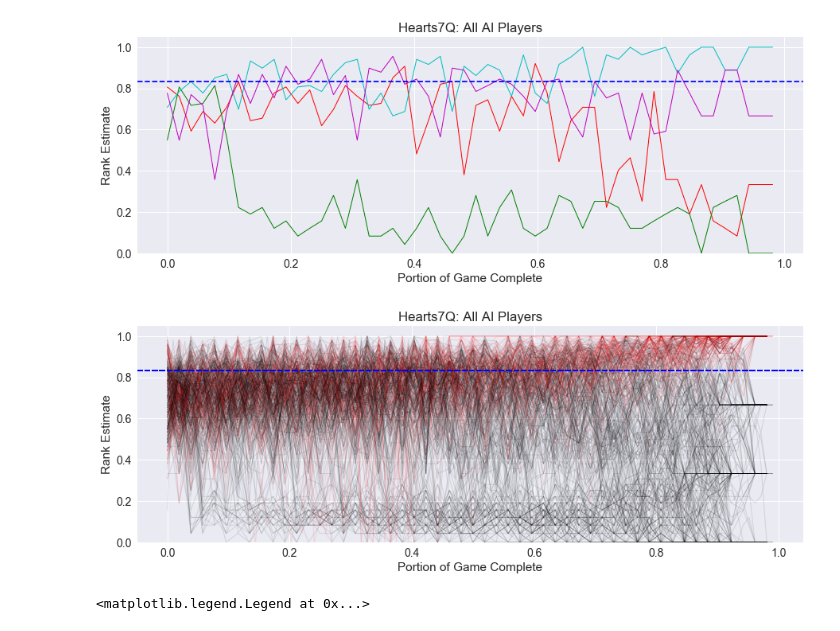
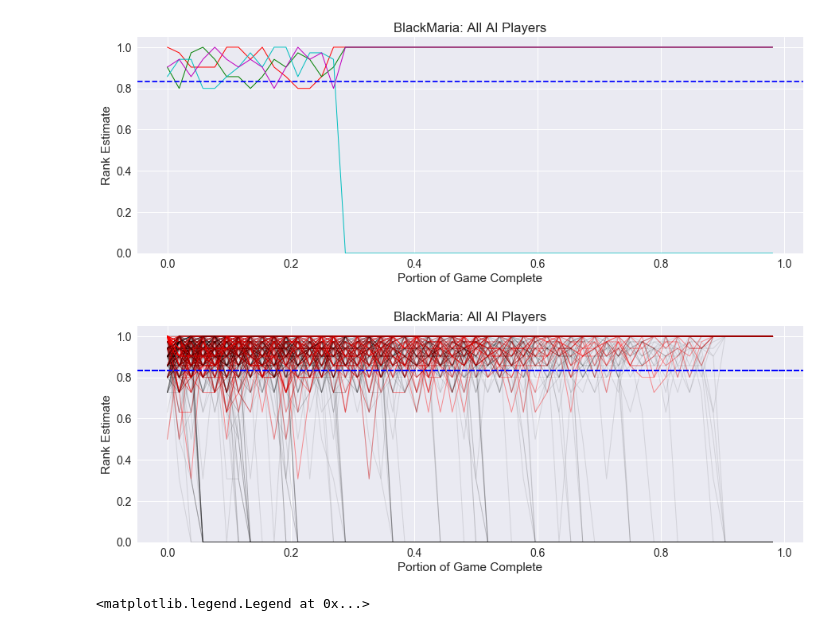
Before and after one commit to mgoadric/cardstock, a Jupyter notebook: Analysis/CardStock Analysis.ipynb, the cells around one changed output. Drawn from its saved outputs; the diff is of its cells as text; code cells hidden in the pictures.

Commit message:
Fixing Black Maria again, and the 7 value QS variant

```diff
--- a/Analysis/CardStock Analysis.ipynb
+++ b/Analysis/CardStock Analysis.ipynb
@@ -15,7 +15,7 @@ typename = {"AllAI":"All AI Players", "AllRnd":"Random Players", "RndandAI":"One
 nump = {"Agram":4, "Pairs":2, "NinetyEight":4}
 convergence = {}
 heuristics = {}
-game = "Hearts7Q"
+game = "BlackMaria"
 minP = 4
 maxP = 5
 tricktaking = True
@@ -172,7 +176,7 @@ for type in ["AllAI"]:
             heuristics["Security"] += (1 - dcount /  len(preds[winner])) / count[type]
             #print(count2, 1 - (dcount / len(preds[winner])))
 
-            if count2 == 21:
+            if count2 == 98:
                 c = 0
                 plt.plot([x / maxlen for x in range(len(preds[0]))], preds[0], color=colors[c], alpha=1, linewidth=1.0)
                 for plist in preds[1:]:
@@ -187,7 +191,7 @@ for type in ["AllAI"]:
             for p in range(nump):
                 preds[p].append(leads[p + 1])
 # %% [output]
-[figure, old version]
+[figure, new version]
 # %%
 nump = 4
 dthresh = (1 + (nump - 2) / (nump - 1)) / 2
@@ -224,7 +228,7 @@ for type in ["AllAI"]:
             colors = ["k", "k", "k", "k", "k"]
             colors[winner] = "r"
             alphas = [0.1, 0.1, 0.1, 0.1, 0.1]
-            alphas[winner] = 0.1
+            alphas[winner] = 0.4
             dcount = 0
             drama = 0
             for s in preds[winner]:
@@ -232,34 +236,34 @@ for type in ["AllAI"]:
                     dcount += 1
                     drama += (dthresh - s) ** 0.5
             if dcount > 0:
                 drama /= dcount
             heuristics["Drama"] += drama / count[type]
             heuristics["Security"] += (1 - dcount /  len(preds[winner])) / count[type]
             #print(count2, 1 - (dcount / len(preds[winner])))
 
 #            moon = True
 #            for i in range(len(preds)):
 #                if len(preds[i]) > 0 and i != winner and preds[i][-1] < 0.6:
 #                    moon = False
 #            if moon:
 #                print(count2)
 
             if count2 >= 0:
                 c = 0
                 plt.plot([x / maxlen for x in range(len(preds[0]))], preds[0], color=colors[c], alpha=alphas[c], linewidth=1.0)
                 for plist in preds[1:]:
                     c += 1
                     plt.plot([x / maxlen for x in range(len(plist))], plist, color=colors[c], alpha=alphas[c], linewidth=1.0)
                     pass
                 plt.axhline(dthresh, color="b", ls="dashed")
             preds = [[], [], [], [], []]
             count2 += 1
         else:
             leads = [float(x) for x in d[:-2].strip().split(",")]
             for p in range(nump):
                 preds[p].append(leads[p + 1])
 # %% [output]
-[figure, old version]
+[figure, new version]
 # %%
 ### type = "RndandAI"
 w = 0.4
```
Also changed, not shown: parts of 3 cells of this notebook, 3 other files.
